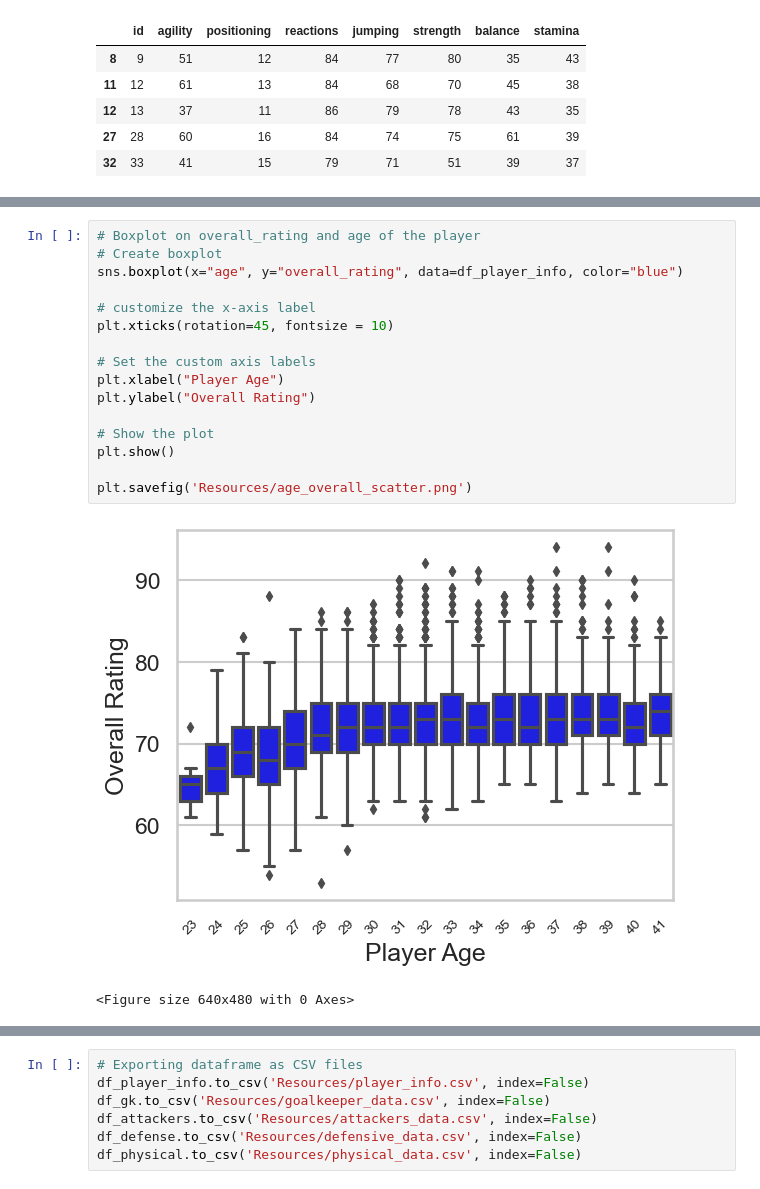
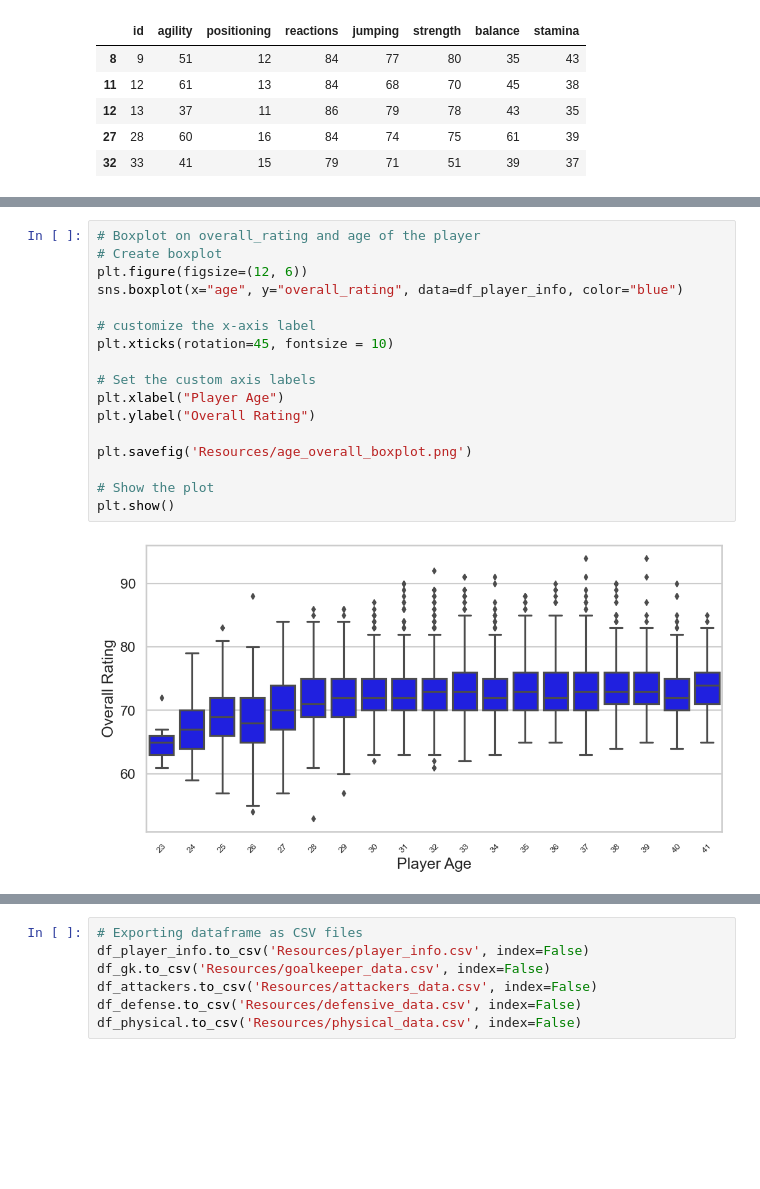
Before and after one commit to rdeshir10/Fifa_Analysis, a Jupyter notebook: footbal.ipynb, the cells around one changed output, grey strips where cells are left out. Drawn from its saved outputs; the diff is of its cells as text; blank space fills up the shorter version.

```diff
--- a/footbal.ipynb
+++ b/footbal.ipynb
@@ -232,22 +212,22 @@ plt.savefig('Resources/Value_overall_scatter.png')
 # %%
 # Boxplot on overall_rating and age of the player
 # Create boxplot
+plt.figure(figsize=(12, 6))
 sns.boxplot(x="age", y="overall_rating", data=df_player_info, color="blue")
 
 # customize the x-axis label
 plt.xticks(rotation=45, fontsize = 10)
 
 # Set the custom axis labels
 plt.xlabel("Player Age")
 plt.ylabel("Overall Rating")
 
+plt.savefig('Resources/age_overall_boxplot.png')
+
 # Show the plot
 plt.show()
-
-plt.savefig('Resources/age_overall_scatter.png')
 # %% [output]
-[figure, old version]
+[figure, new version]
-<Figure size 640x480 with 0 Axes>
 # %%
 #Filtering Dataframe to have columns needed for pair plot.
 column_toplot = df_player_info[['age', 'overall_rating', 'potential','value_euro']]
```
Also changed, not shown: parts of 5 cells of this notebook, 1 other file.
